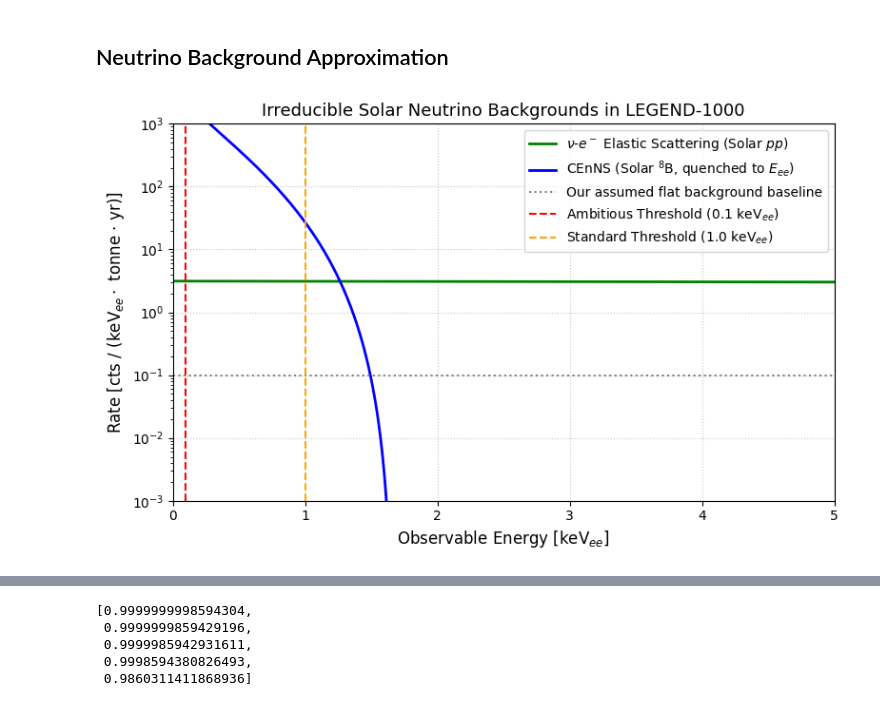
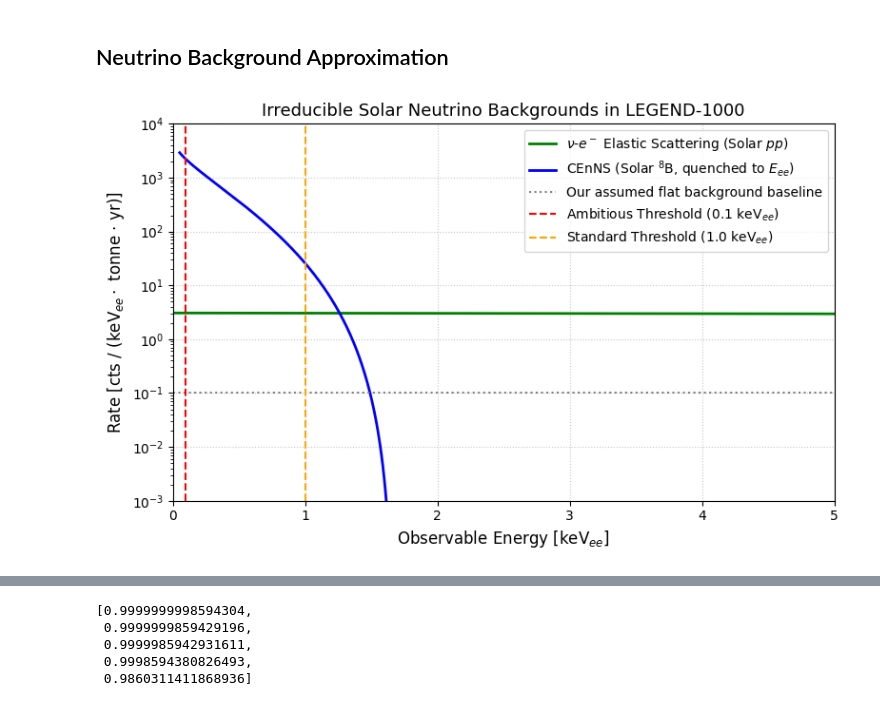
Before and after one commit to tiagocamison/WIMP-LEGEND, a Jupyter notebook: WIMP_O1_spectrum.ipynb, the cells around one changed output, grey strips where cells are left out. Cells and saved outputs as stored; diff of their text form; code cells hidden in the pictures.

```diff
--- a/WIMP_O1_spectrum.ipynb
+++ b/WIMP_O1_spectrum.ipynb
@@ -1347,7 +1347,7 @@ def lindhard_q(E_nr_keV, k=0.157, Z=32):
     return (k * g_eps) / (1.0 + k * g_eps)
 
 # Define Neutrino Energy Integration Grid
-E_nu_grid = np.linspace(0.01, 16.5, 2000) # MeV
+E_nu_grid = np.linspace(0.005, 16.5, 5000) # MeV
 
 # ---------------------------------------------------------
 # A. Compute nu-e Elastic Scattering (Uses pp flux mostly)
@@ -1373,7 +1373,7 @@ dT_nr, dEnu = np.meshgrid(T_nr_grid, E_nu_grid, indexing='ij')
 cross_sec_CEnNS = dSigma_dT_CEnNS(dT_nr, dEnu)
 flux_8B_grid = flux_B8(E_nu_grid)
 
-# Integrate over E_nu (Per nucleus, so no Z_Ge multiplier)
+# Integrate over E_nu (Per nucleus)
 rate_CEnNS_nr_per_atom = np.trapz(cross_sec_CEnNS * flux_8B_grid, E_nu_grid, axis=1)
 rate_CEnNS_nr = rate_CEnNS_nr_per_atom * targets_per_tonne * sec_per_year
 
@@ -1385,32 +1385,32 @@ Jacobian = np.gradient(T_ee_from_CEnNS, T_nr_grid)
 rate_CEnNS_ee = rate_CEnNS_nr / Jacobian
 
 # ====================================================================
 # 5. PLOTTING
 # ====================================================================
 plt.figure(figsize=(8, 5))
 
 # Plot nu-e ES (electron recoil)
 plt.plot(T_ee_grid, rate_ES, color='green', lw=2, label=r'$\nu$-$e^-$ Elastic Scattering (Solar $pp$)')
 
 # Plot CEnNS (quenched nuclear recoil)
 # Mask valid energies to avoid interpolation artifacts near zero
 mask = (T_ee_from_CEnNS > 0.05) & (T_ee_from_CEnNS < 5.0)
 plt.plot(T_ee_from_CEnNS[mask], rate_CEnNS_ee[mask], color='blue', lw=2,
          label=r'CEnNS (Solar $^8$B, quenched to $E_{ee}$)')
 
 plt.axhline(0.1, color='gray', linestyle=':', label='Our assumed flat background baseline')
 plt.axvline(0.1, color='red', linestyle='--', label='Ambitious Threshold (0.1 keV$_{ee}$)')
 plt.axvline(1.0, color='orange', linestyle='--', label='Standard Threshold (1.0 keV$_{ee}$)')
 
 plt.xlabel('Observable Energy [keV$_{ee}$]', fontsize=12)
 plt.ylabel('Rate [cts / (keV$_{ee} \cdot$ tonne $\cdot$ yr)]', fontsize=12)
 plt.yscale('log')
 plt.xlim(0, 5)
-plt.ylim(1e-3, 1e3)
+plt.ylim(1e-3, 1e4)
 plt.title('Irreducible Solar Neutrino Backgrounds in LEGEND-1000', fontsize=13)
 plt.legend(fontsize=10)
 plt.grid(True, ls=':', alpha=0.7)
 plt.tight_layout()
 plt.show()
 # %% [output]
-[figure, old version]
+[figure, new version]
```
Also changed, not shown: parts of 11 cells of this notebook.
